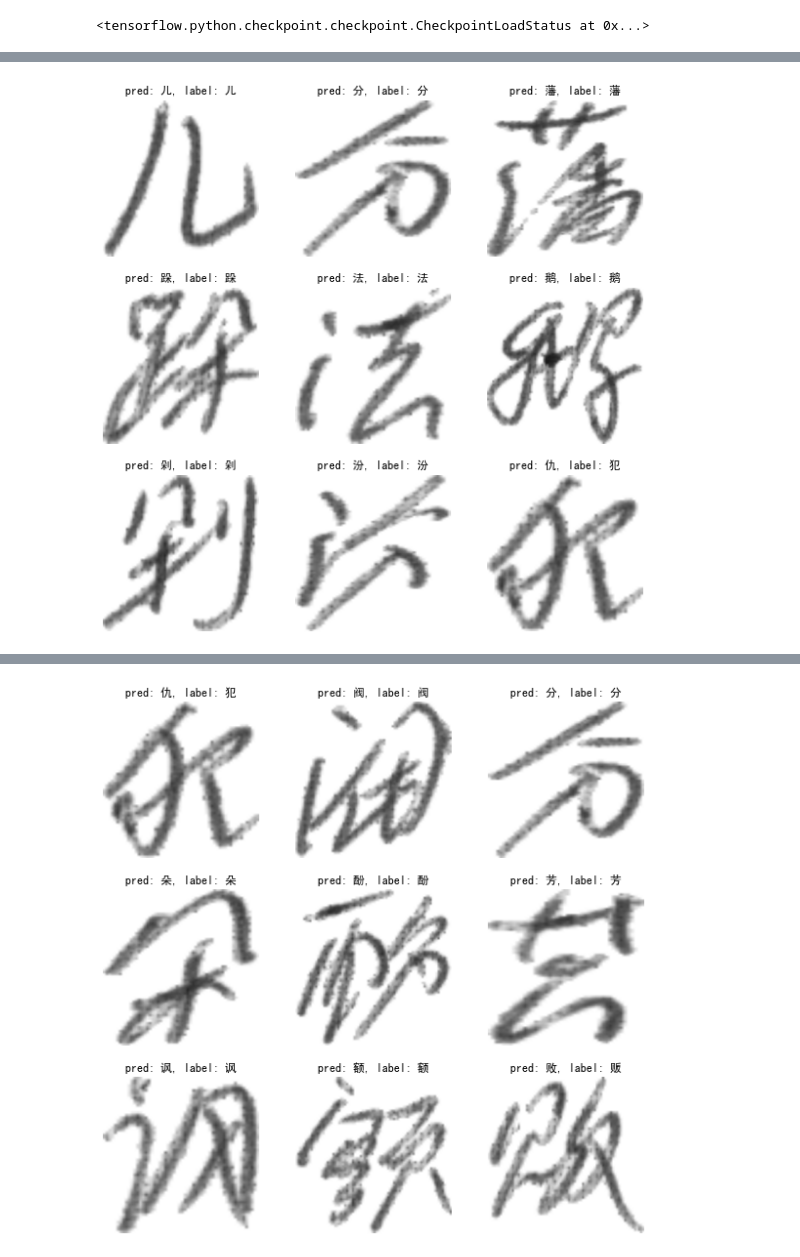
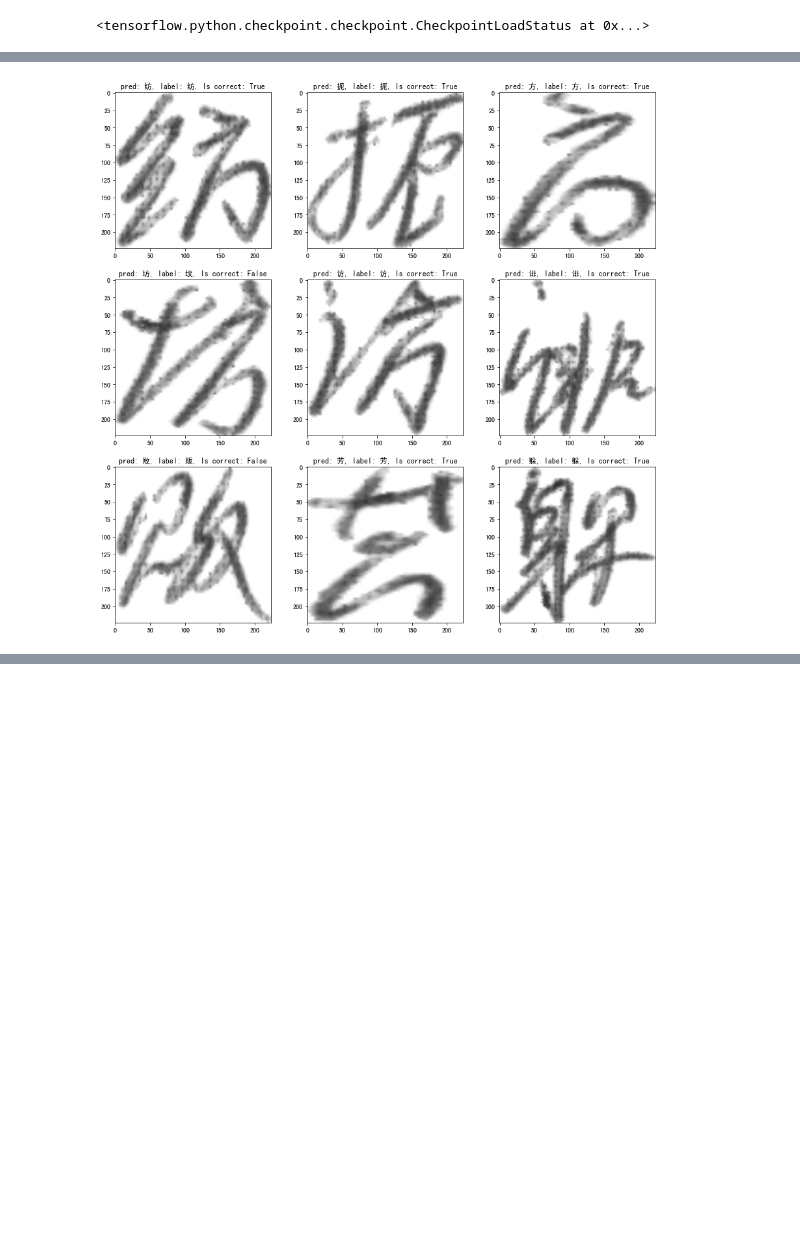
Before and after one commit to yubocai-poly/Chinese-character-OCR-with-CNN-and-EfficientNet, a Jupyter notebook: ocr.ipynb, the cells around one changed output, grey strips where cells are left out. Saved outputs shown, nothing was run; the diff lists cells and outputs as text; code cells hidden in the pictures; blank space fills up the shorter version.

```diff
--- a/ocr.ipynb
+++ b/ocr.ipynb
@@ -288,7 +332,7 @@ def display_result(model, ds, characters):
         predictions = model.predict(images)
         for i in range(9):
             axe[i//3, i%3].imshow(images[i].numpy().reshape(64, 64), cmap='gray')
-            axe[i//3, i%3].axis('off')
+            axe[i//3, i%3].axis('on')
             axe[i//3, i%3].set_title(f'pred: {characters[np.argmax(predictions[i])]}, label: {characters[labels[i]]}, Is Correct: {np.argmax(predictions[i]) == labels[i]}')
     plt.show()
 # %%
@@ -414,7 +484,7 @@ model.load_weights(tf.train.latest_checkpoint(os.path.dirname(ckpt_path)))
 # %%
 def display_result(model, ds, characters):
     ds = ds.shuffle(100).map(preprocess_efficientnet).batch(32).repeat()
-    _, axe = plt.subplots(3, 3, figsize=(10, 10))
+    _, axe = plt.subplots(3, 3, figsize=(15, 15))
     plt.rcParams["font.sans-serif"]=["SimHei"] #设置字体
     plt.rcParams["axes.unicode_minus"]=False #该语句解决图像中的“-”负号的乱码问题
     for _, data in enumerate(ds.take(1)):
@@ -422,11 +492,10 @@ def display_result(model, ds, characters):
         predictions = model.predict(images)
         for i in range(9):
             axe[i//3, i%3].imshow(images[i].numpy().astype('uint8'), cmap='gray')
-            axe[i//3, i%3].axis('off')
-            axe[i//3, i%3].set_title(f'pred: {characters[np.argmax(predictions[i])]}, label: {characters[labels[i]]}')
+            axe[i//3, i%3].axis('on')
+            axe[i//3, i%3].set_title(f'pred: {characters[np.argmax(predictions[i])]}, label: {characters[labels[i]]}, Is correct: {np.argmax(predictions[i]) == labels[i]}')
     plt.show()
 # %%
 test_ds = load_datasets(test_path)
 display_result(model, test_ds, all_characters)
-display_result(model, test_ds, all_characters)
 # %% [output]
@@ -434 +503 @@ display_result(model, test_ds, all_characters)
-[figure, old version]
+[figure, new version]
@@ -436 +503,0 @@ display_result(model, test_ds, all_characters)
-[figure, removed]
```
Also changed, not shown: parts of 12 cells of this notebook, 3 other files.
